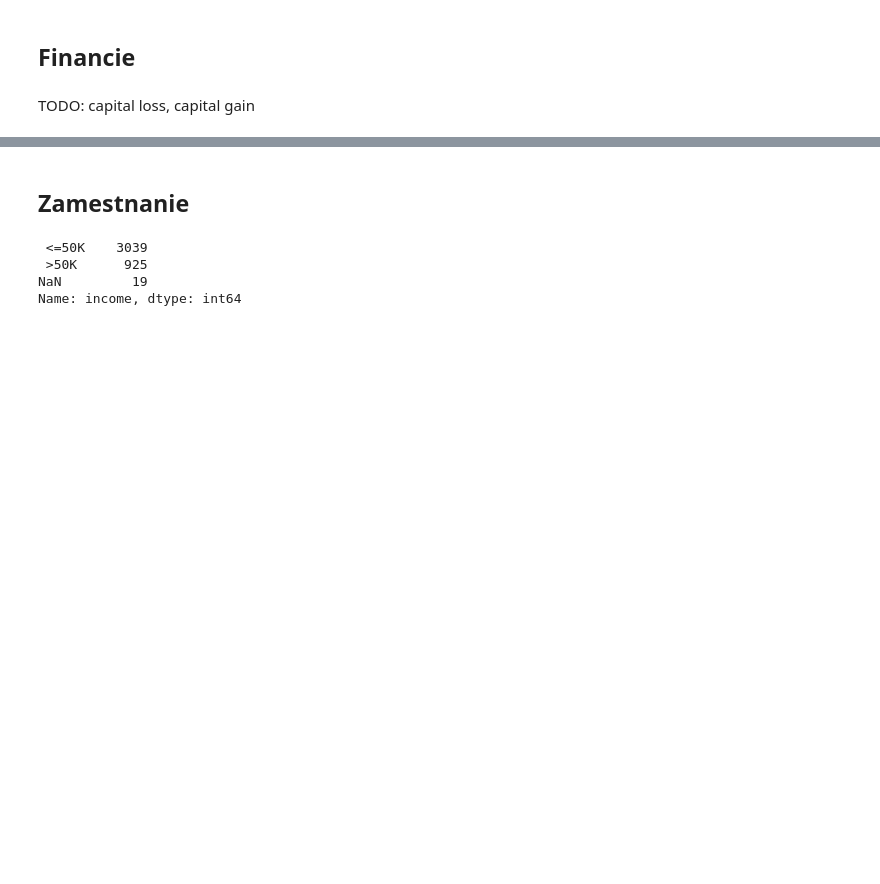
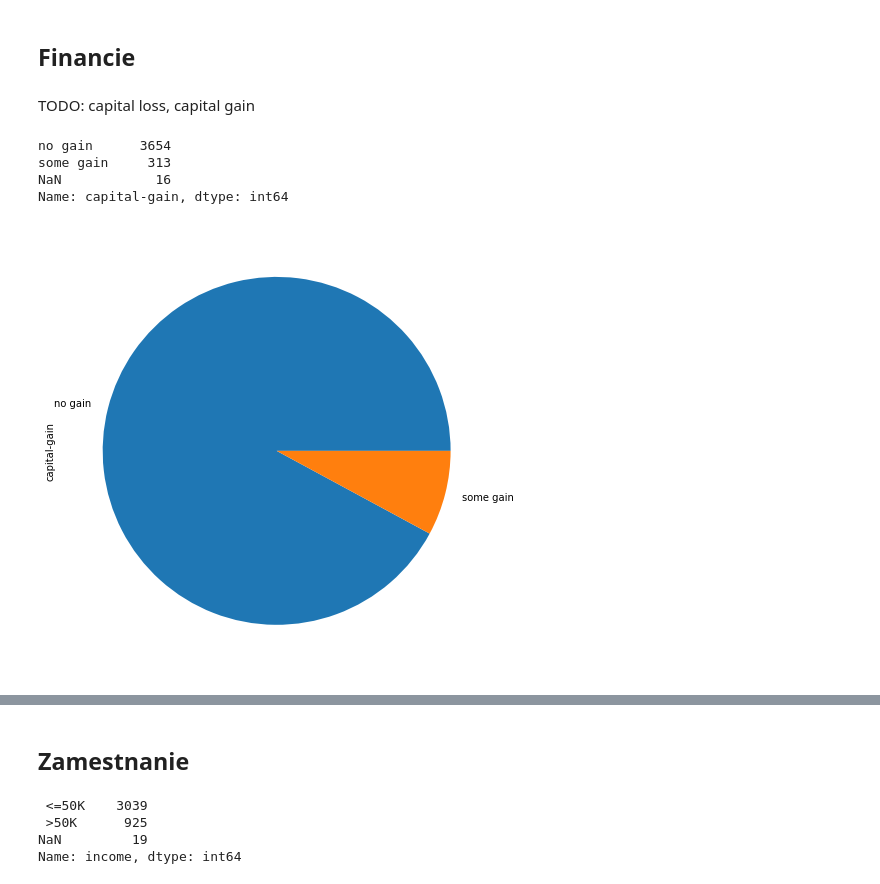
Before and after one commit to Gugliar/IAU-projekt, a Jupyter notebook: IAU_Tibensky_Jedinak.ipynb, the cells around one changed output, grey strips where cells are left out. Drawn from its saved outputs; the diff is of its cells as text; code cells hidden in the pictures; blank space fills up the shorter version.

```diff
--- a/IAU_Tibensky_Jedinak.ipynb
+++ b/IAU_Tibensky_Jedinak.ipynb
@@ -413,3 +437,17 @@ Tiež tu bude nutné doplniť 413 prázdnych záznamov.
 ## Financie
 # %% [markdown]
 TODO: capital loss, capital gain
+# %%
+data["capital-gain"].value_counts(dropna=False).rename("count").rename_axis("capital-gain").reset_index().sort_values("capital-gain", ascending=False)
+bins = [-1,100,100000]
+labels = ["no gain","some gain"]
+group = pd.cut(data["capital-gain"],bins=bins,labels=labels,right=False)
+
+group.value_counts().plot(kind="pie",figsize=(10,8))
+group.value_counts(dropna=False)
+# %% [output]
+no gain      3654
+some gain     313
+NaN            16
+Name: capital-gain, dtype: int64
+[figure, added]
```
Also changed, not shown: parts of 28 cells of this notebook.
